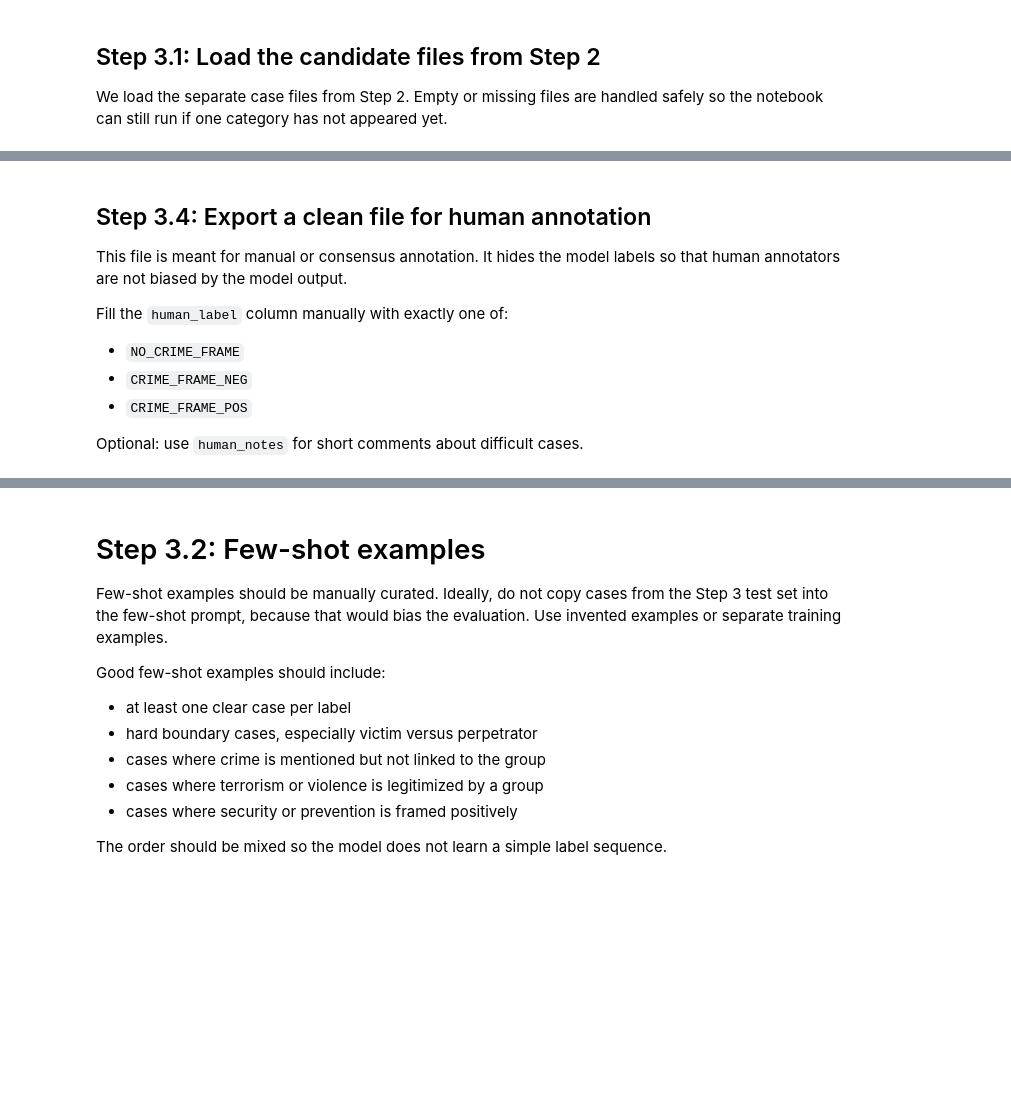
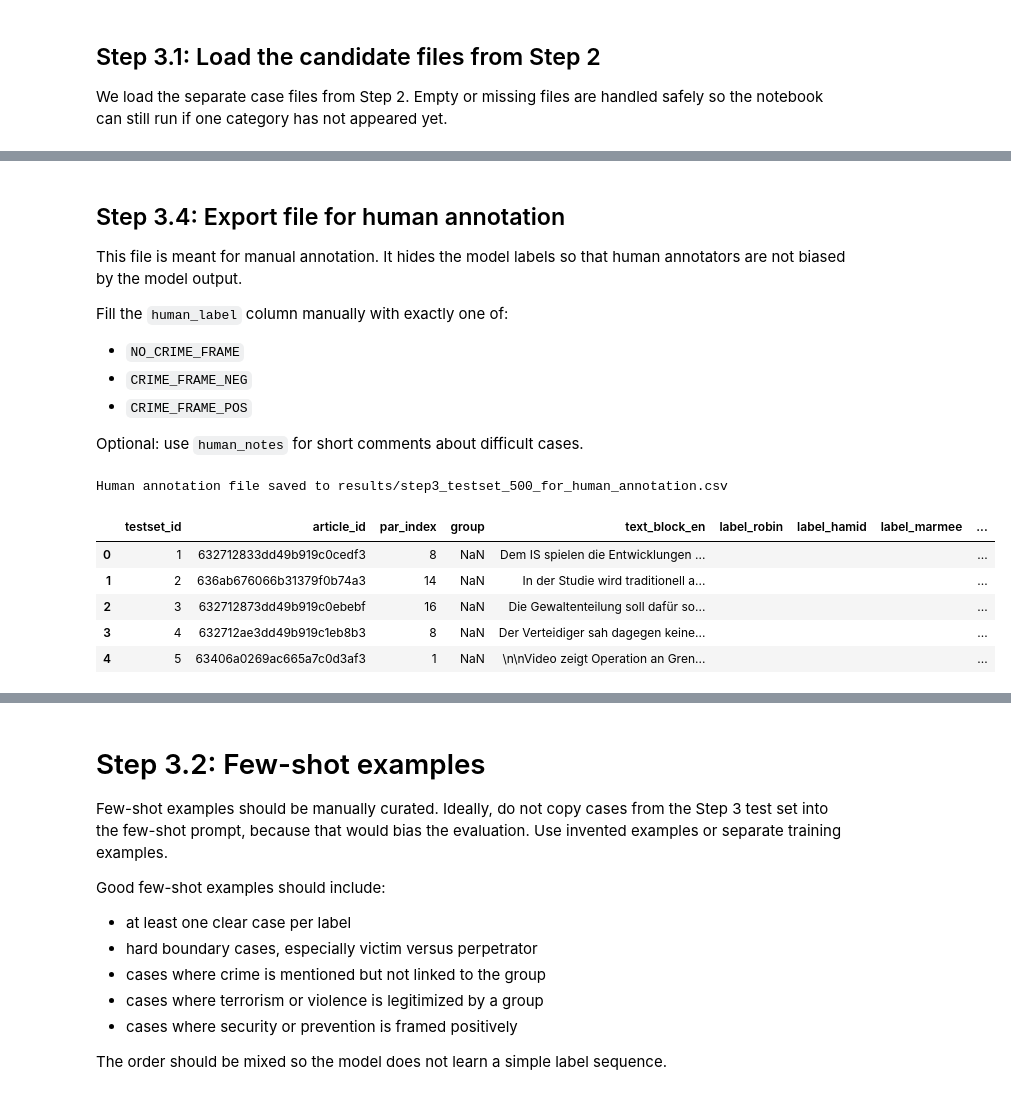
Before and after one commit to marmeepandya/CAC-Project, a Jupyter notebook: framing_annotation_step_3.ipynb, the cells around one changed output, grey strips where cells are left out. Cells and saved outputs as stored; diff of their text form; code cells hidden in the pictures; blank space fills up the shorter version.

```diff
--- a/framing_annotation_step_3.ipynb
+++ b/framing_annotation_step_3.ipynb
@@ -57,6 +81,7 @@ We load the separate case files from Step 2. Empty or missing files are handled
 def read_optional_csv(path):
     if path.exists():
         df_loaded = pd.read_csv(path)
+        df_loaded["source_file"] = path.name
         print(f"Loaded {path}: {len(df_loaded)} rows")
         return df_loaded
     else:
@@ -66,4 +91,10 @@ def read_optional_csv(path):
 crime_neg = read_optional_csv(CRIME_FRAME_NEG)
 crime_pos = read_optional_csv(CRIME_FRAME_POS)
 unclear = read_optional_csv(UNCLEAR_FRAME)
-hard_cases = read_optional_csv(HARD_CASES_FRAME)
+hard_cases = read_optional_csv(HARD_CASES)
+
+print("\nLoaded candidate files:")
+print(f"CRIME_FRAME_NEG: {len(crime_neg)}")
+print(f"CRIME_FRAME_POS: {len(crime_pos)}")
+print(f"UNCLEAR: {len(unclear)}")
+print(f"HARD_CASES: {len(hard_cases)}")
@@ -75,9 +115,12 @@ The separate case files contain the interesting candidates. To fill the rest of
 step2_1_files = sorted(RESULTS_DIR.glob("annotation_step2_1_*.csv"))
 
 if not step2_1_files:
-    raise FileNotFoundError("No full Step 2.1 files found. Expected files like results/annotation_step2_1_*.csv")
+    raise FileNotFoundError(
+        "No full Step 2.1 files found. Expected files like results/annotation_step2_1_*.csv"
+    )
 
 step2_1_all = []
+
 for file in step2_1_files:
     temp = pd.read_csv(file)
     temp["source_file"] = file.name
@@ -86,8 +129,10 @@ for file in step2_1_files:
 step2_1_all = pd.concat(step2_1_all, ignore_index=True)
 step2_1_all = step2_1_all.drop_duplicates(subset=["article_id", "par_index"])
 
-no_crime_candidates = step2_1_all[step2_1_all["label"] == "NO_CRIME_FRAME"].copy()
+no_crime_candidates = step2_1_all[
+    step2_1_all["label"] == "NO_CRIME_FRAME"
+].copy()
 
 print(f"Loaded {len(step2_1_files)} Step 2.1 files")
 print(f"Unique Step 2.1 rows: {len(step2_1_all)}")
-print(f"NO_CRIME_FRAME filler candidates: {len(no_crime_candidates)}")
+print(f"NO_CRIME_FRAME candidates: {len(no_crime_candidates)}")
@@ -179,7 +332,7 @@ print(step3_testset["model_label"].value_counts())
 # %% [markdown]
-## Step 3.4: Export a clean file for human annotation
+## Step 3.4: Export file for human annotation
 
-This file is meant for manual or consensus annotation. It hides the model labels so that human annotators are not biased by the model output.
+This file is meant for manual annotation. It hides the model labels so that human annotators are not biased by the model output.
 
 Fill the `human_label` column manually with exactly one of:
 
@@ -189,11 +342,28 @@ Fill the `human_label` column manually with exactly one of:
 
 Optional: use `human_notes` for short comments about difficult cases.
 # %%
-human_export = step3_testset[["testset_id", "article_id", "par_index", "group", "text_block_en"]].copy()
-human_export["human_label"] = ""
-human_export["human_notes"] = ""
+human_export = step3_testset[
+    ["testset_id", "article_id", "par_index", "group", "text_block_en"]
+].copy()
+
+human_export["label_robin"] = ""
+human_export["label_hamid"] = ""
+human_export["label_marmee"] = ""
+
+human_export["notes_robin"] = ""
+human_export["notes_hamid"] = ""
+human_export["notes_marmee"] = ""
 
 human_export.to_csv(STEP3_TESTSET_FOR_HUMAN, index=False)
+
 print(f"Human annotation file saved to {STEP3_TESTSET_FOR_HUMAN}")
 human_export.head()
+# %% [output]
+Human annotation file saved to results/step3_testset_500_for_human_annotation.csv
+|  | testset_id | article_id | par_index | group | text_block_en | label_robin | label_hamid | label_marmee | ... |
+| 0 | 1 | 632712833dd49b919c0cedf3 | 8 | NaN | Dem IS spielen die Entwicklungen ... |  |  |  | ... |
+| 1 | 2 | 636ab676066b31379f0b74a3 | 14 | NaN | In der Studie wird traditionell a... |  |  |  | ... |
+| 2 | 3 | 632712873dd49b919c0ebebf | 16 | NaN | Die Gewaltenteilung soll dafür so... |  |  |  | ... |
+| 3 | 4 | 632712ae3dd49b919c1eb8b3 | 8 | NaN | Der Verteidiger sah dagegen keine... |  |  |  | ... |
+| 4 | 5 | 63406a0269ac665a7c0d3af3 | 1 | NaN | \n\nVideo zeigt Operation an Gren... |  |  |  | ... |
 # %% [markdown]
```
Also changed, not shown: parts of 14 cells of this notebook, 4 other files.
